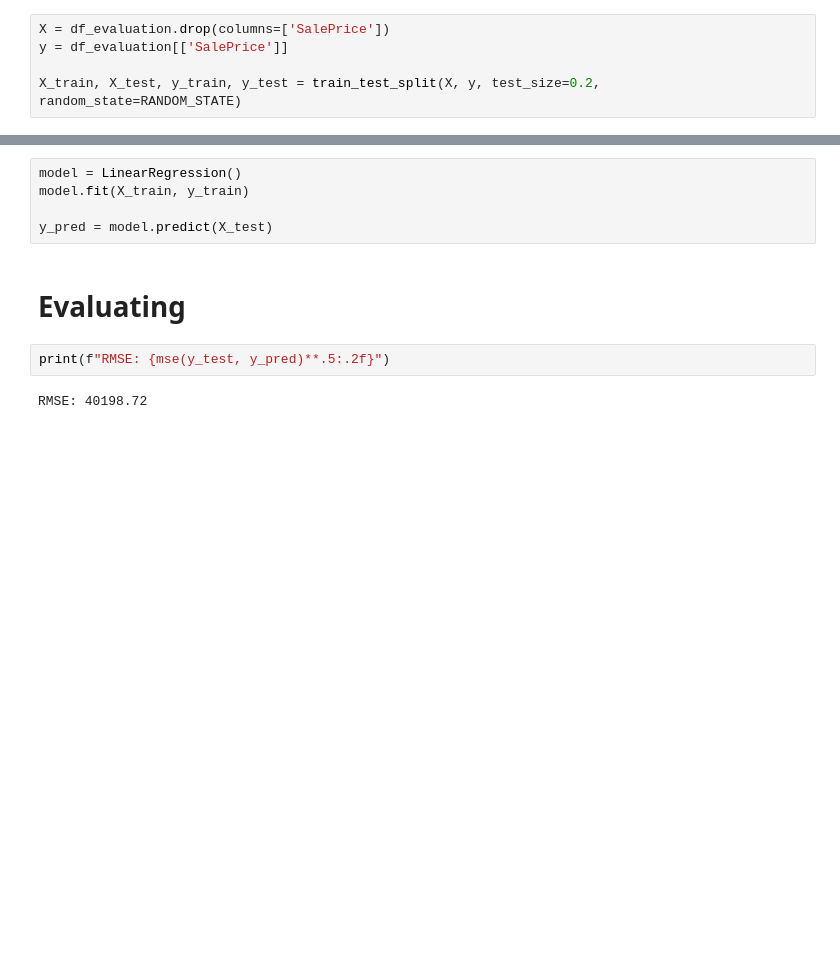
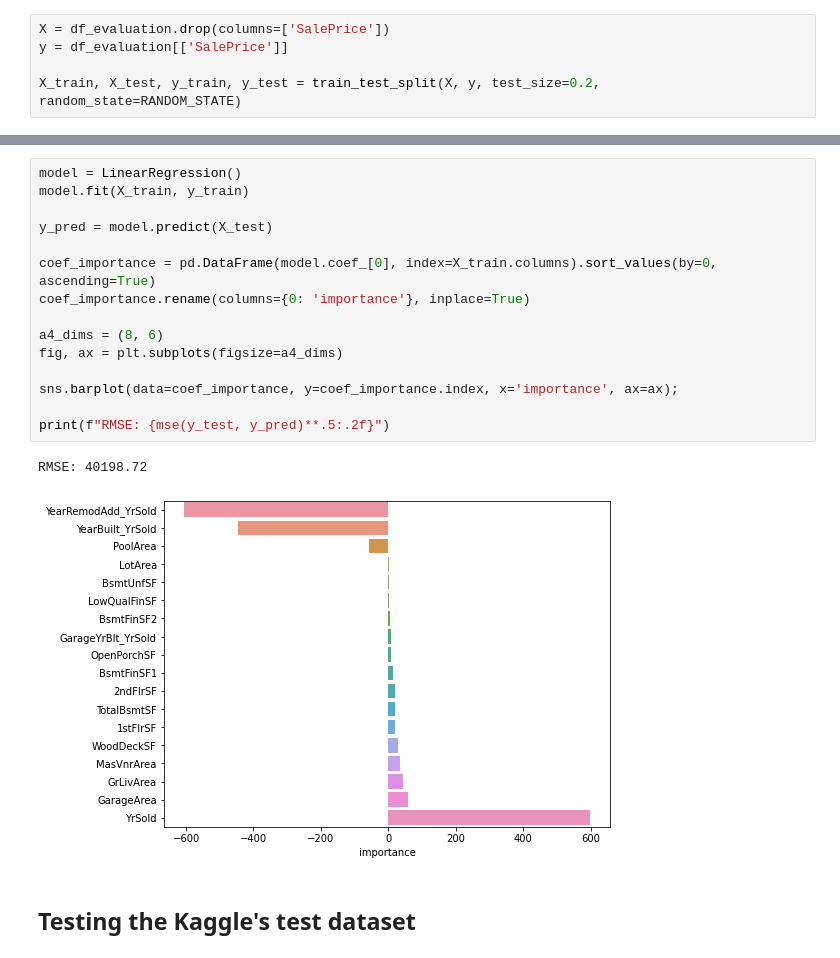
Before and after one commit to marcodeamicis/house_prices_regression, a Jupyter notebook: notebooks/3_modeling_suto.ipynb, the cells around one changed output, grey strips where cells are left out. Drawn from its saved outputs; the diff is of its cells as text; blank space fills up the shorter version.

```diff
--- a/notebooks/3_modeling_suto.ipynb
+++ b/notebooks/3_modeling_suto.ipynb
@@ -106,11 +106,20 @@ X_train, X_test, y_train, y_test = train_test_split(X, y, test_size=0.2, random_
 # %%
 model = LinearRegression()
 model.fit(X_train, y_train)
 
 y_pred = model.predict(X_test)
+
+coef_importance = pd.DataFrame(model.coef_[0], index=X_train.columns).sort_values(by=0, ascending=True)
+coef_importance.rename(columns={0: 'importance'}, inplace=True)
+
+a4_dims = (8, 6)
+fig, ax = plt.subplots(figsize=a4_dims)
+
+sns.barplot(data=coef_importance, y=coef_importance.index, x='importance', ax=ax);
+
+print(f"RMSE: {mse(y_test, y_pred)**.5:.2f}")
+# %% [output]
+RMSE: 40198.72
+[figure, added]
-# %% [markdown]
-# Evaluating
-# %%
-print(f"RMSE: {mse(y_test, y_pred)**.5:.2f}")
-# %% [output]
-RMSE: 40198.72
+# %% [markdown]
+## Testing the Kaggle's test dataset
```
Also changed, not shown: parts of 17 cells of this notebook, 1 other file.
